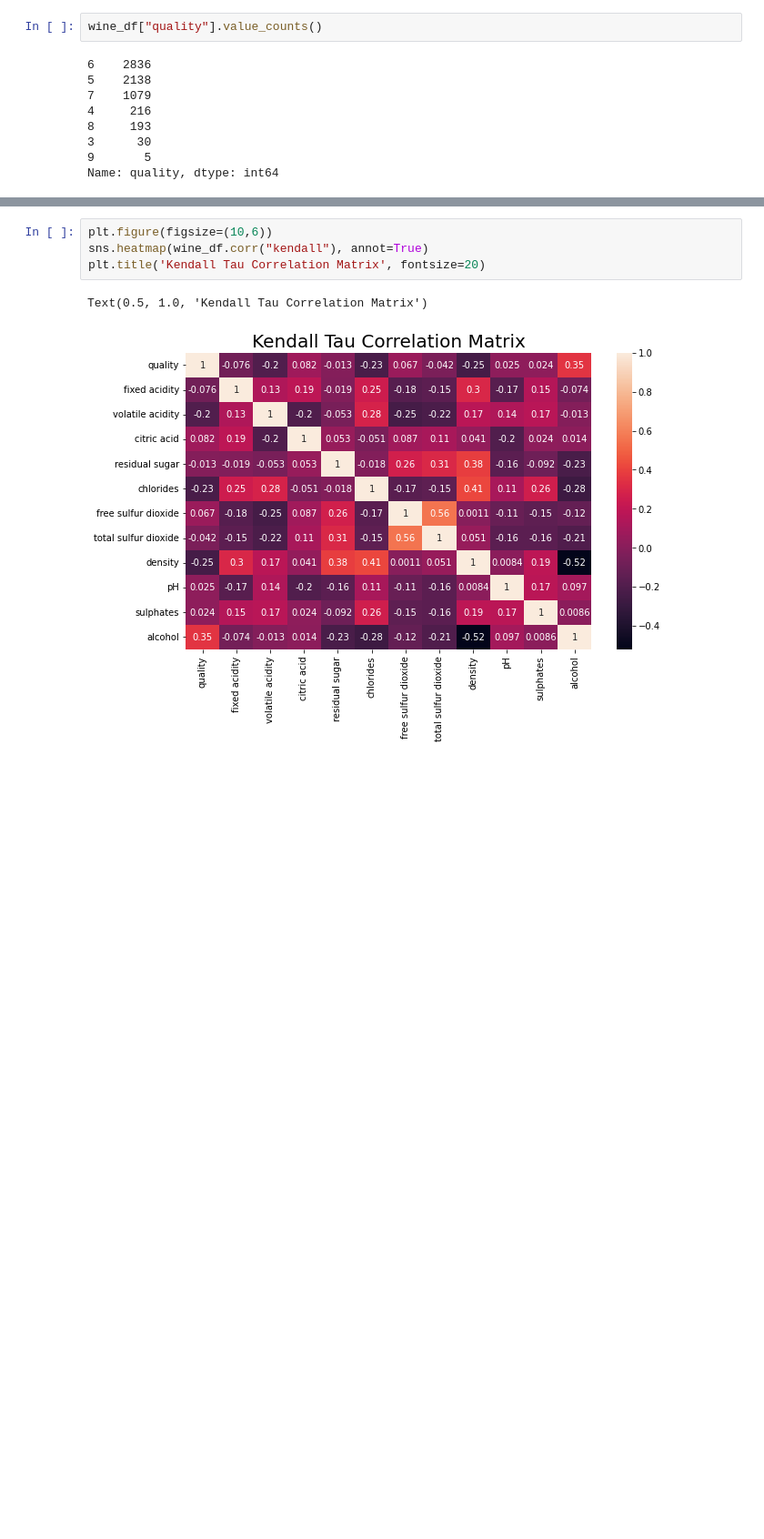
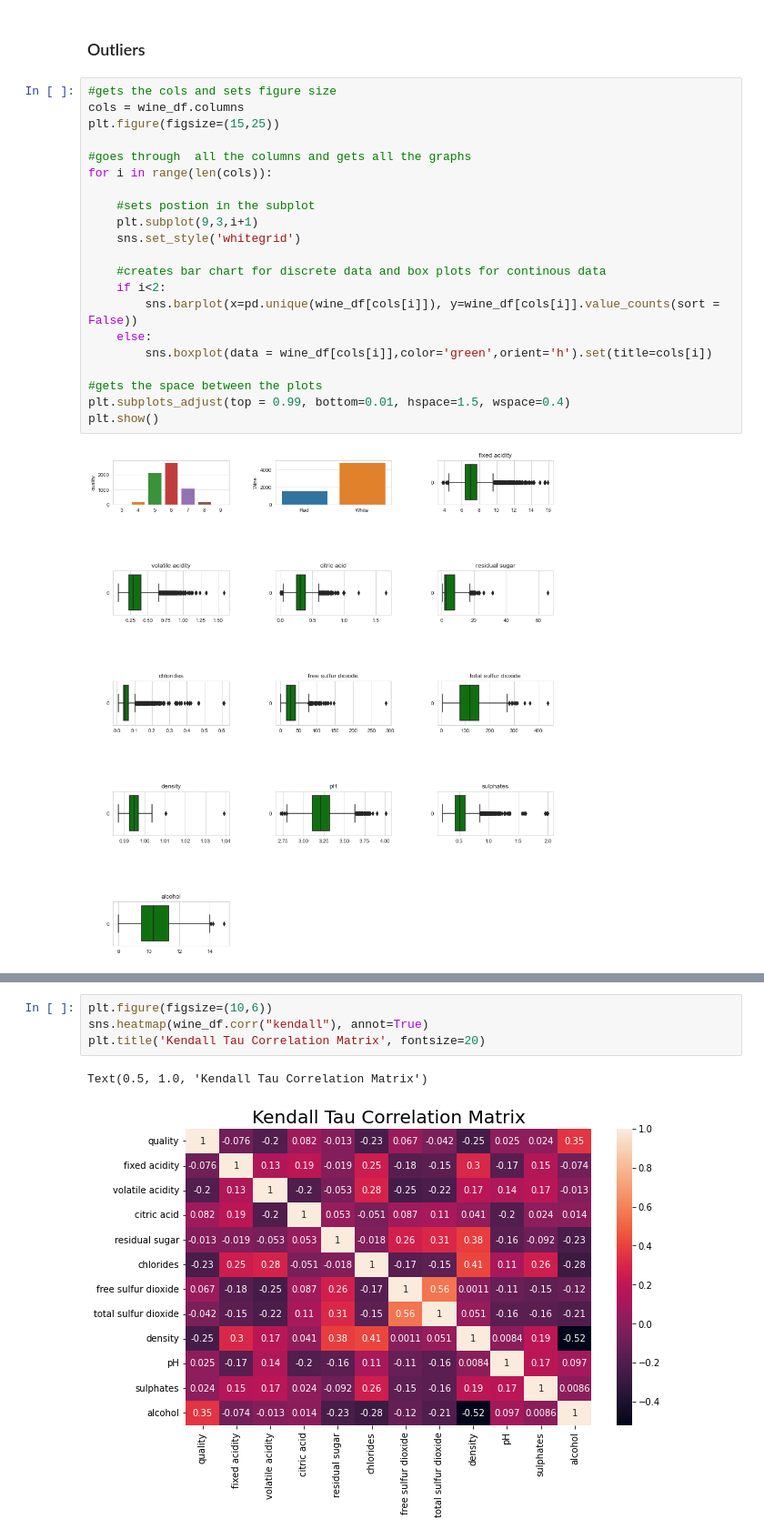
Before and after one commit to TymPi/AppliedML, a Jupyter notebook: Data Analysis.ipynb, the cells around one changed output, grey strips where cells are left out. Shown: that part at 91% size. Drawn from its saved outputs; the diff is of its cells as text; blank space fills up the shorter version.

```diff
--- a/Data Analysis.ipynb
+++ b/Data Analysis.ipynb
@@ -48,11 +64,25 @@ wine_df.describe()
+# %% [markdown]
+### Outliers
 # %%
-wine_df["quality"].value_counts()
+#gets the cols and sets figure size
+cols = wine_df.columns
+plt.figure(figsize=(15,25))
+
+#goes through  all the columns and gets all the graphs
+for i in range(len(cols)):
+
+    #sets postion in the subplot
+    plt.subplot(9,3,i+1)
+    sns.set_style('whitegrid')
+
+    #creates bar chart for discrete data and box plots for continous data
+    if i<2:
+        sns.barplot(x=pd.unique(wine_df[cols[i]]), y=wine_df[cols[i]].value_counts(sort = False))
+    else:
+        sns.boxplot(data = wine_df[cols[i]],color='green',orient='h').set(title=cols[i])
+
+#gets the space between the plots
+plt.subplots_adjust(top = 0.99, bottom=0.01, hspace=1.5, wspace=0.4)
+plt.show()
 # %% [output]
-6    2836
-5    2138
-7    1079
-4     216
-8     193
-3      30
-9       5
-Name: quality, dtype: int64
+[figure, added]
```
Also changed, not shown: parts of 15 cells of this notebook.
